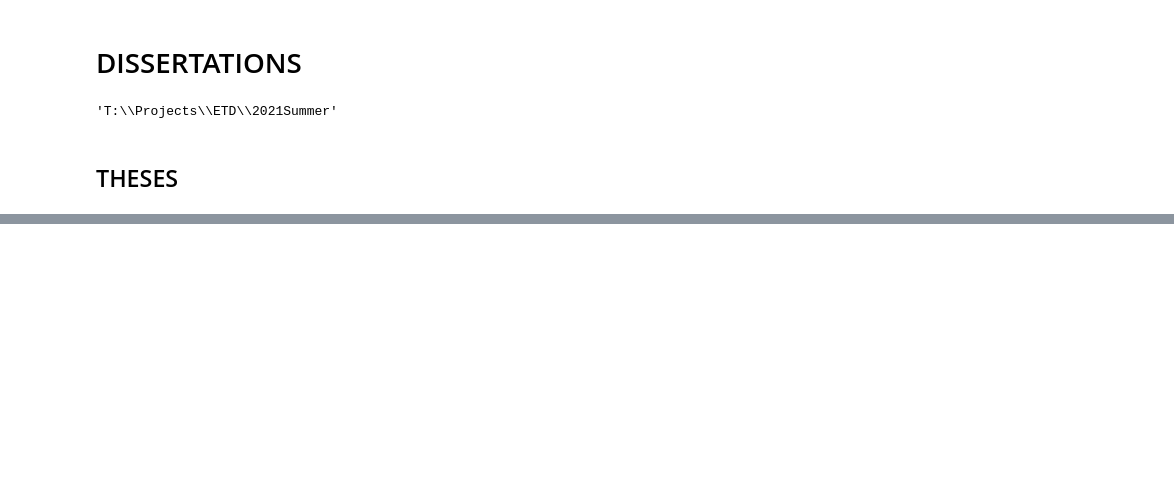
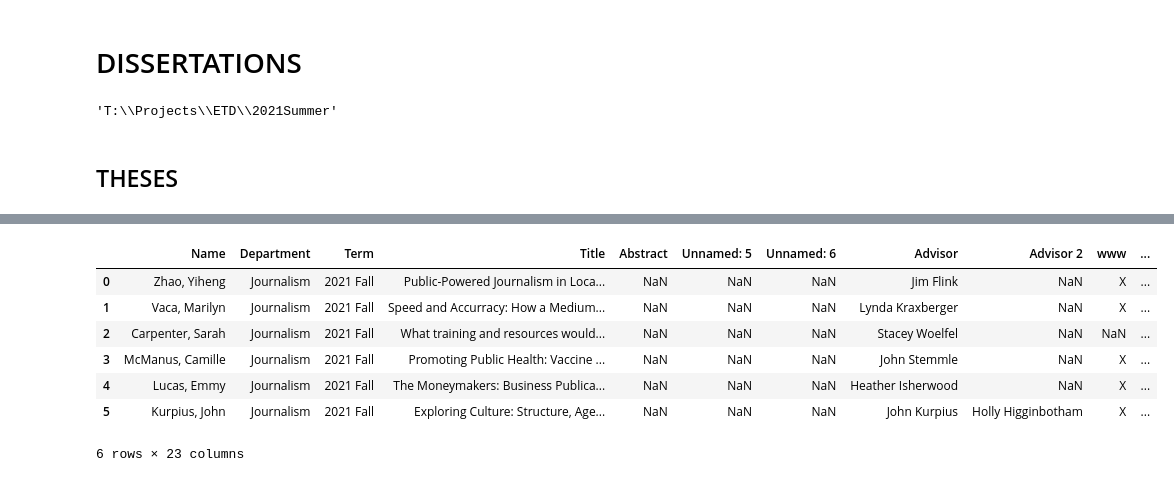
Before and after one commit to troub1/etdbatch, a Jupyter notebook: ETD-Batch-Create.ipynb, the cells around one changed output, grey strips where cells are left out. Cells and saved outputs as stored; diff of their text form; code cells hidden in the pictures; blank space fills up the shorter version.

```diff
--- a/ETD-Batch-Create.ipynb
+++ b/ETD-Batch-Create.ipynb
@@ -208,0 +256,14 @@ T://Projects//ETD//2021Summer//Theses//mospace-batchfiles//YuNo-Ya-batchfiles//
+# %%
+jmp_data[['last_name', 'first_name']] = jmp_data['Name'].str.split(', ', expand=True)
+jmp_data[['adv_first_name', 'adv_last_name']] = jmp_data['Advisor'].str.split(' ', expand=True)
+# %%
+jmp_data
+# %% [output]
+|  | Name | Department | Term | Title | Abstract | Unnamed: 5 | Unnamed: 6 | Advisor | Advisor 2 | www | ... |
+| 0 | Zhao, Yiheng | Journalism | 2021 Fall | Public-Powered Journalism in Loca... | NaN | NaN | NaN | Jim Flink | NaN | X | ... |
+| 1 | Vaca, Marilyn | Journalism | 2021 Fall | Speed and Accurracy: How a Medium... | NaN | NaN | NaN | Lynda Kraxberger | NaN | X | ... |
+| 2 | Carpenter, Sarah | Journalism | 2021 Fall | What training and resources would... | NaN | NaN | NaN | Stacey Woelfel | NaN | NaN | ... |
+| 3 | McManus, Camille | Journalism | 2021 Fall | Promoting Public Health: Vaccine ... | NaN | NaN | NaN | John Stemmle | NaN | X | ... |
+| 4 | Lucas, Emmy | Journalism | 2021 Fall | The Moneymakers: Business Publica... | NaN | NaN | NaN | Heather Isherwood | NaN | X | ... |
+| 5 | Kurpius, John | Journalism | 2021 Fall | Exploring Culture: Structure, Age... | NaN | NaN | NaN | John Kurpius | Holly Higginbotham | X | ... |
+6 rows × 23 columns
```
Also changed, not shown: parts of 13 cells of this notebook.
